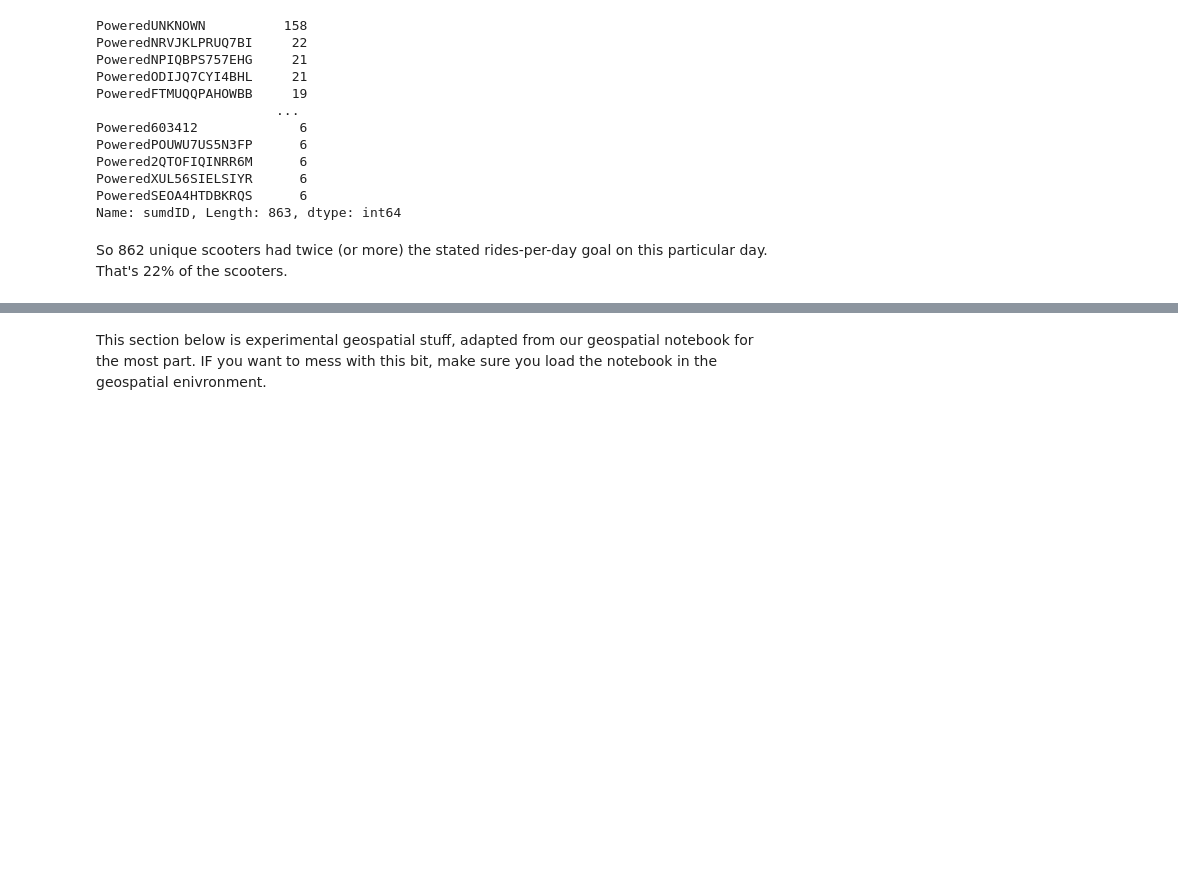
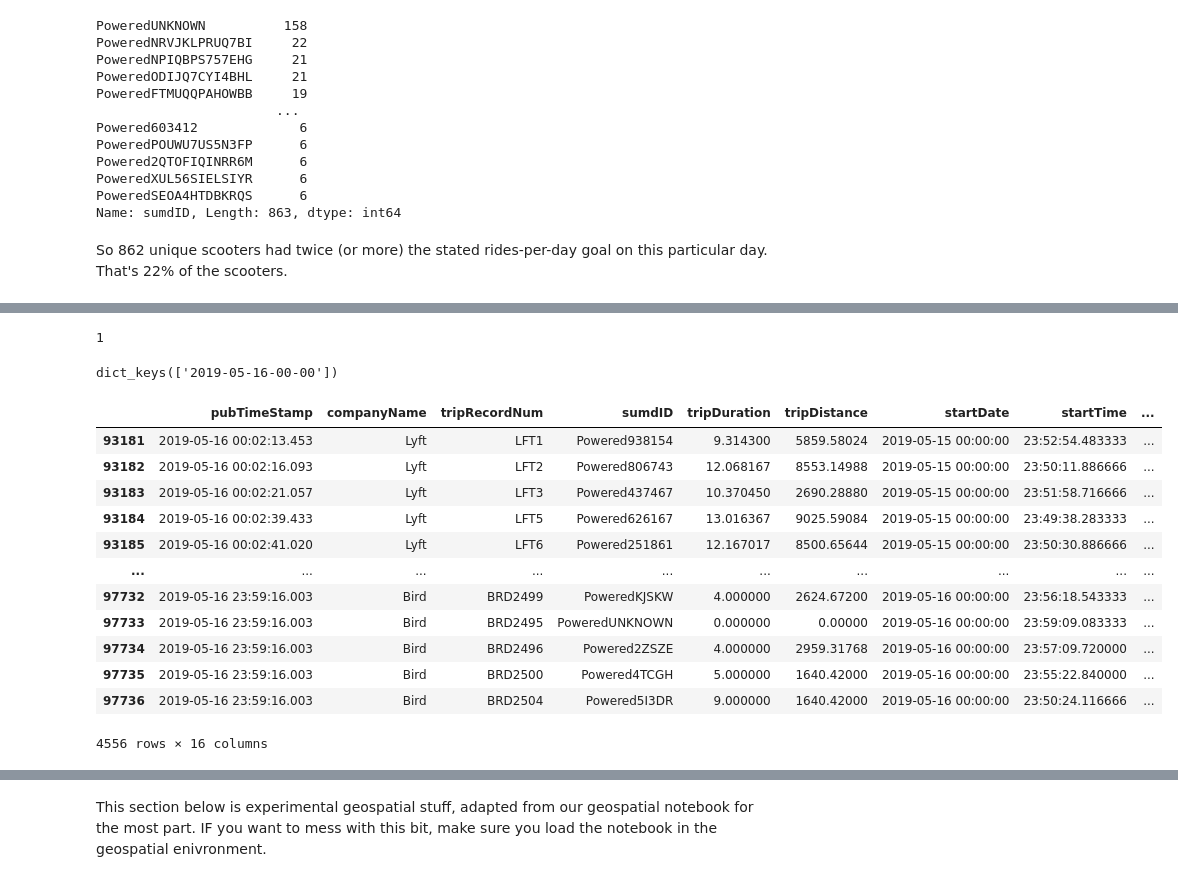
Before and after one commit to derektprice/mapping_scooters_nashville_python, a Jupyter notebook: notebooks/thorn-hourly-pz-plotting.ipynb, the cells around one changed output, grey strips where cells are left out. Drawn from its saved outputs; the diff is of its cells as text; code cells hidden in the pictures; blank space fills up the shorter version.

```diff
--- a/notebooks/thorn-hourly-pz-plotting.ipynb
+++ b/notebooks/thorn-hourly-pz-plotting.ipynb
@@ -136,0 +139,61 @@ So 862 unique scooters had twice (or more) the stated rides-per-day goal on this
+# %%
+#make a list of datetimes with datetime function
+start = datetime(2019, 5, 16, 0, 0)
+end = datetime(2019, 5, 17, 0, 0)
+delta = timedelta(days=1)
+timelist = []
+timenamelist = []
+while start <= end:
+    timelist.append(start)
+    timenamelist.append(start.strftime("%Y-%m-%d-%H-%M"))
+    start += delta
+# print(timelist)
+# print(timenamelist)
+# %%
+#goal of function: using list of time frames, in this case, days, make a dataframe containing
+#info about the location for each scooter, for each day
+
+
+#make dictionary of dataframes using base dataframe and a user-defined segments_of_time_list
+#from cell above
+def make_day_df(datetime_list, timenames_list, dataframe, colname):
+    resultslist = {} #turn into dictionary
+    x = 0
+    y = 1
+    z = 0
+    while x in range(0,len(datetime_list)-1):
+        starttime = datetime_list[x]
+        endtime = datetime_list[y]
+        mask = (dataframe[colname] > starttime) & (dataframe[colname] <= endtime)
+        framename = dataframe.loc[mask]
+        x += 1
+        y += 1
+        print(x)
+        resultslist[timenames_list[z]] = framename
+        z += 1
+    return resultslist
+
+the_output = make_day_df(timelist, timenamelist, may_trip,"pubTimeStamp")
+# %% [output]
+1
+# %%
+the_output.keys()
+# %% [output]
+dict_keys(['2019-05-16-00-00'])
+# %%
+the_output['2019-05-16-00-00']
+# the_output['2019-05-01-00-00']['sumdid'].nunique()
+# %% [output]
+|  | pubTimeStamp | companyName | tripRecordNum | sumdID | tripDuration | tripDistance | startDate | startTime | ... |
+| 93181 | 2019-05-16 00:02:13.453 | Lyft | LFT1 | Powered938154 | 9.314300 | 5859.58024 | 2019-05-15 00:00:00 | 23:52:54.483333 | ... |
+| 93182 | 2019-05-16 00:02:16.093 | Lyft | LFT2 | Powered806743 | 12.068167 | 8553.14988 | 2019-05-15 00:00:00 | 23:50:11.886666 | ... |
+| 93183 | 2019-05-16 00:02:21.057 | Lyft | LFT3 | Powered437467 | 10.370450 | 2690.28880 | 2019-05-15 00:00:00 | 23:51:58.716666 | ... |
+| 93184 | 2019-05-16 00:02:39.433 | Lyft | LFT5 | Powered626167 | 13.016367 | 9025.59084 | 2019-05-15 00:00:00 | 23:49:38.283333 | ... |
+| 93185 | 2019-05-16 00:02:41.020 | Lyft | LFT6 | Powered251861 | 12.167017 | 8500.65644 | 2019-05-15 00:00:00 | 23:50:30.886666 | ... |
+| ... | ... | ... | ... | ... | ... | ... | ... | ... | ... |
+| 97732 | 2019-05-16 23:59:16.003 | Bird | BRD2499 | PoweredKJSKW | 4.000000 | 2624.67200 | 2019-05-16 00:00:00 | 23:56:18.543333 | ... |
+| 97733 | 2019-05-16 23:59:16.003 | Bird | BRD2495 | PoweredUNKNOWN | 0.000000 | 0.00000 | 2019-05-16 00:00:00 | 23:59:09.083333 | ... |
+| 97734 | 2019-05-16 23:59:16.003 | Bird | BRD2496 | Powered2ZSZE | 4.000000 | 2959.31768 | 2019-05-16 00:00:00 | 23:57:09.720000 | ... |
+| 97735 | 2019-05-16 23:59:16.003 | Bird | BRD2500 | Powered4TCGH | 5.000000 | 1640.42000 | 2019-05-16 00:00:00 | 23:55:22.840000 | ... |
+| 97736 | 2019-05-16 23:59:16.003 | Bird | BRD2504 | Powered5I3DR | 9.000000 | 1640.42000 | 2019-05-16 00:00:00 | 23:50:24.116666 | ... |
+4556 rows × 16 columns
```
Also changed, not shown: parts of 7 cells of this notebook.
